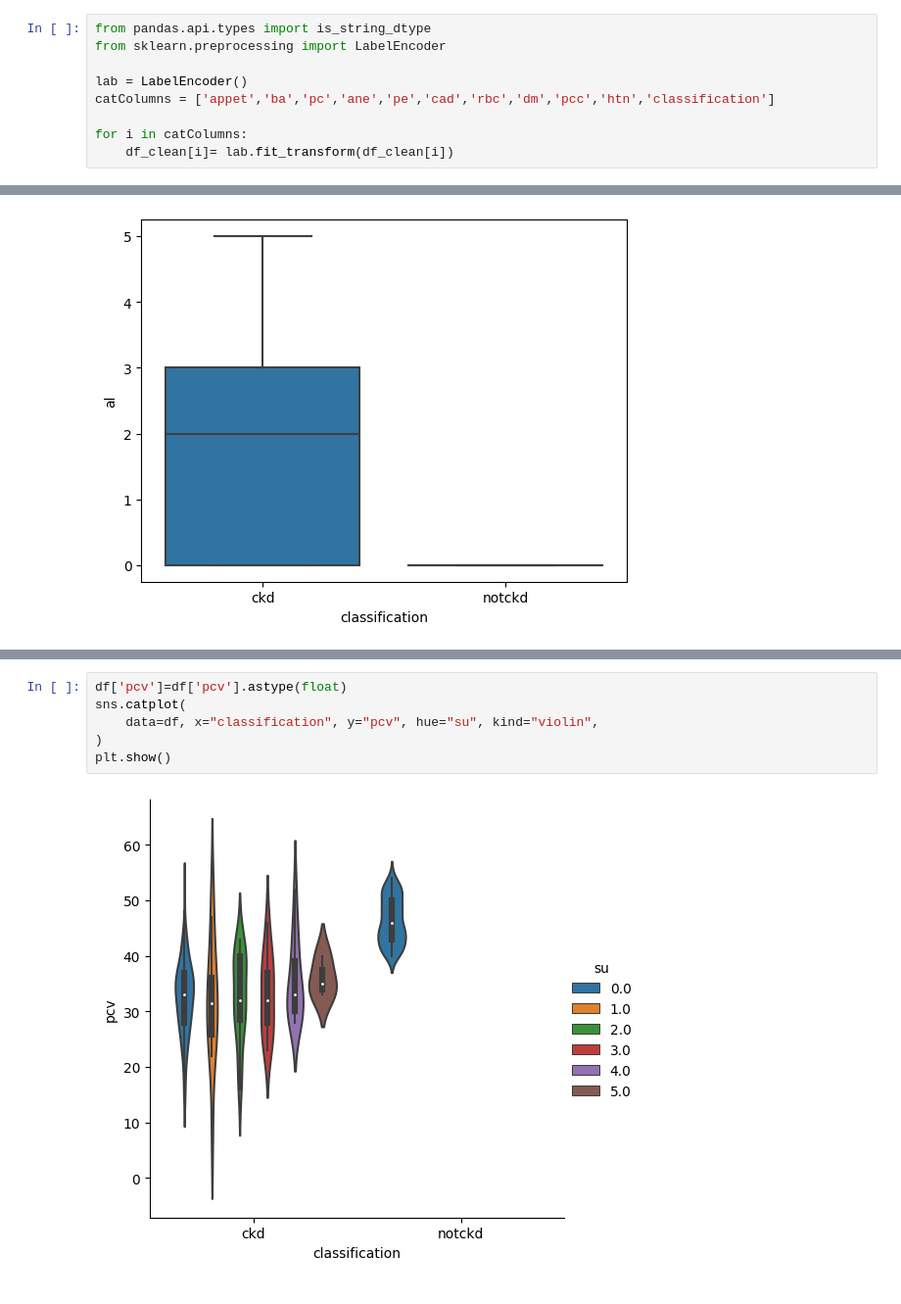
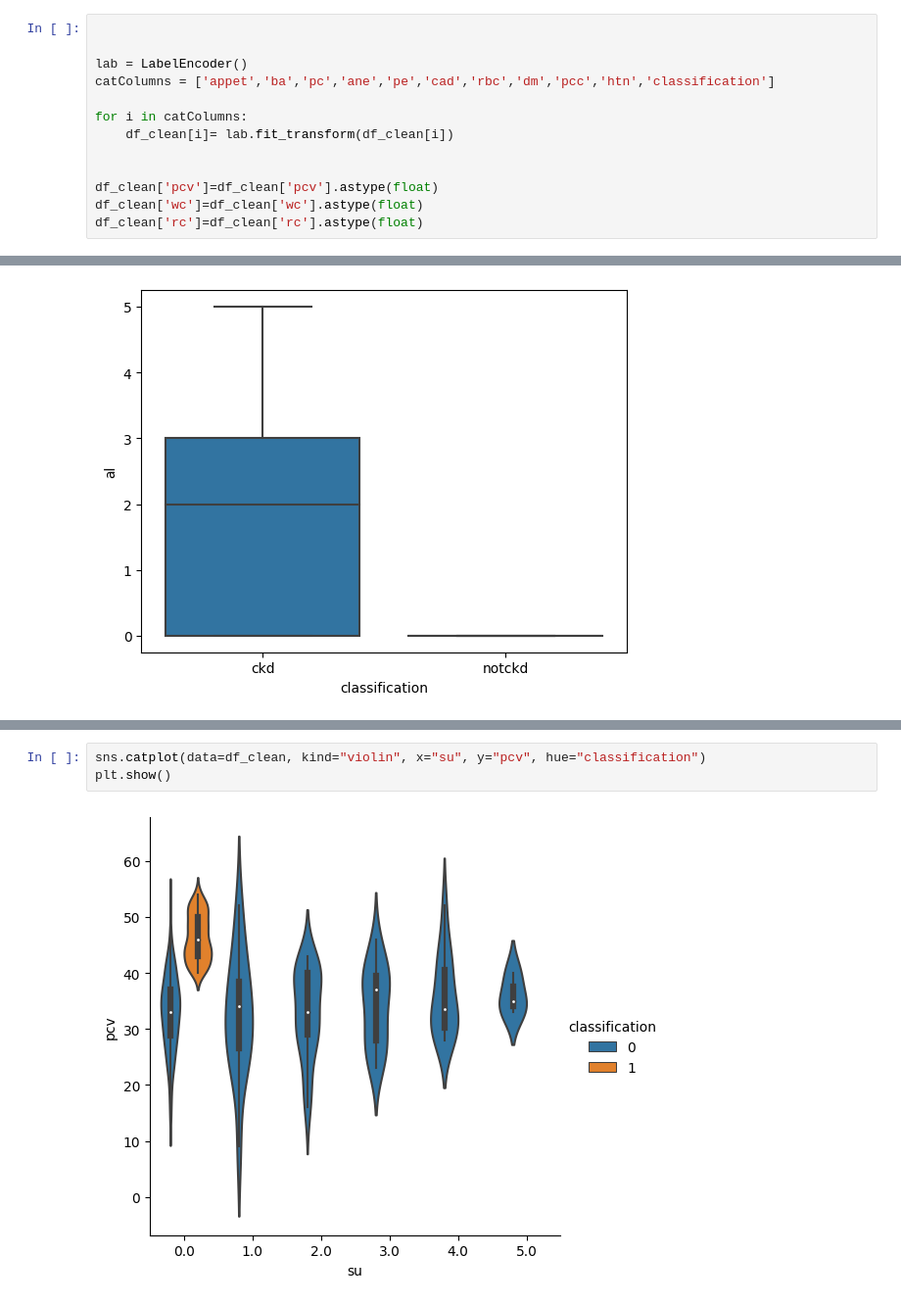
Before and after one commit to R3AlL3nGz3i/kidney_disease_identification, a Jupyter notebook: heart_disease_ml.ipynb, the cells around one changed output, grey strips where cells are left out. Shown: that part at 98% size. Saved outputs shown, nothing was run; the diff lists cells and outputs as text.

```diff
--- a/heart_disease_ml.ipynb
+++ b/heart_disease_ml.ipynb
@@ -140,10 +140,14 @@ list(set(cols) - set(num_cols))
 # %%
-from pandas.api.types import is_string_dtype
-from sklearn.preprocessing import LabelEncoder
+
 
 lab = LabelEncoder()
 catColumns = ['appet','ba','pc','ane','pe','cad','rbc','dm','pcc','htn','classification']
 
 for i in catColumns:
     df_clean[i]= lab.fit_transform(df_clean[i])
+
+
+df_clean['pcv']=df_clean['pcv'].astype(float)
+df_clean['wc']=df_clean['wc'].astype(float)
+df_clean['rc']=df_clean['rc'].astype(float)
 # %%
@@ -231,11 +234,8 @@ plt.show()
 # %% [output]
 [figure]
 # %%
-df['pcv']=df['pcv'].astype(float)
-sns.catplot(
-    data=df, x="classification", y="pcv", hue="su", kind="violin",
-)
+sns.catplot(data=df_clean, kind="violin", x="su", y="pcv", hue="classification")
 plt.show()
 # %% [output]
-[figure, old version]
+[figure, new version]
 # %%
```
Also changed, not shown: parts of 21 cells of this notebook, 1 other file.
